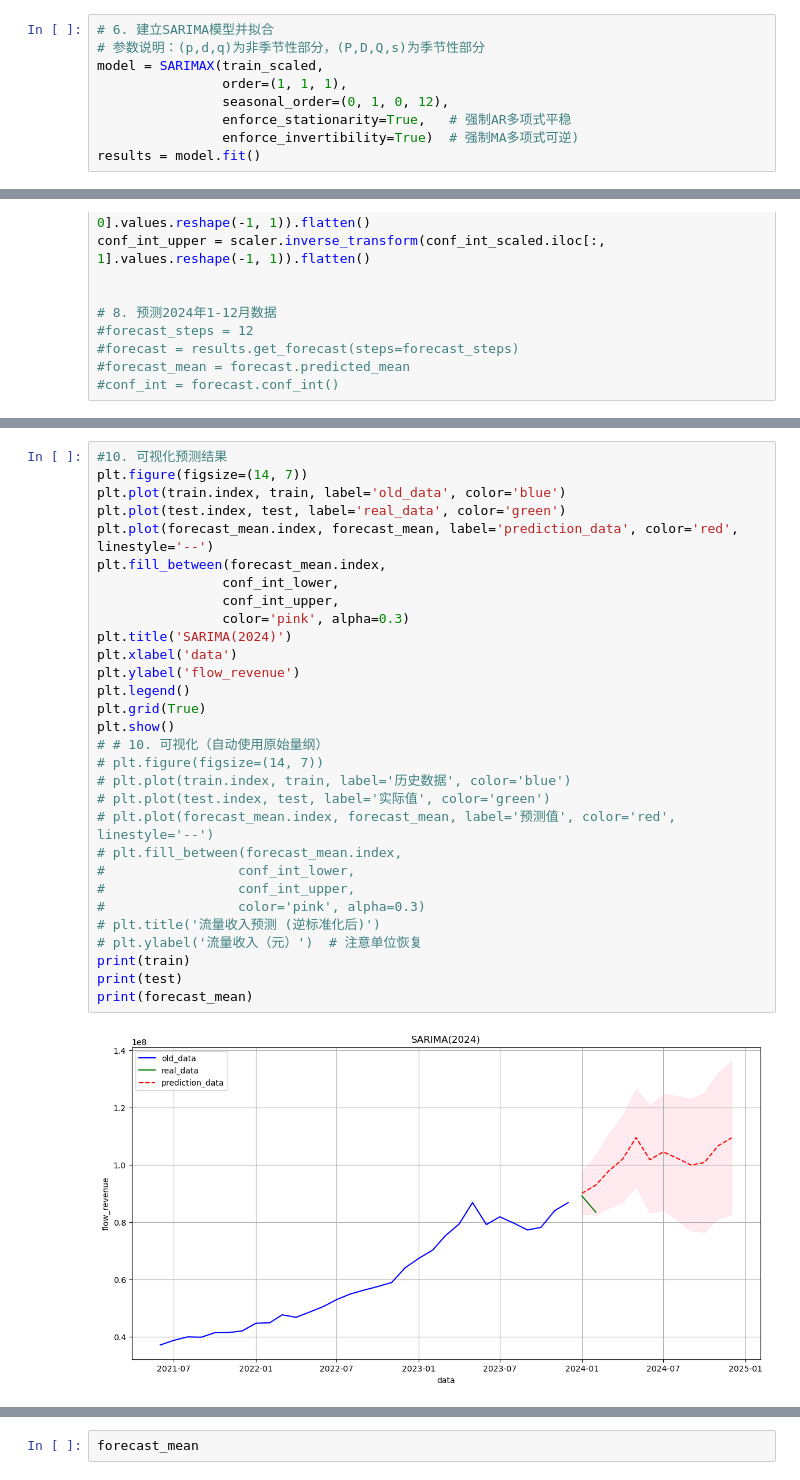
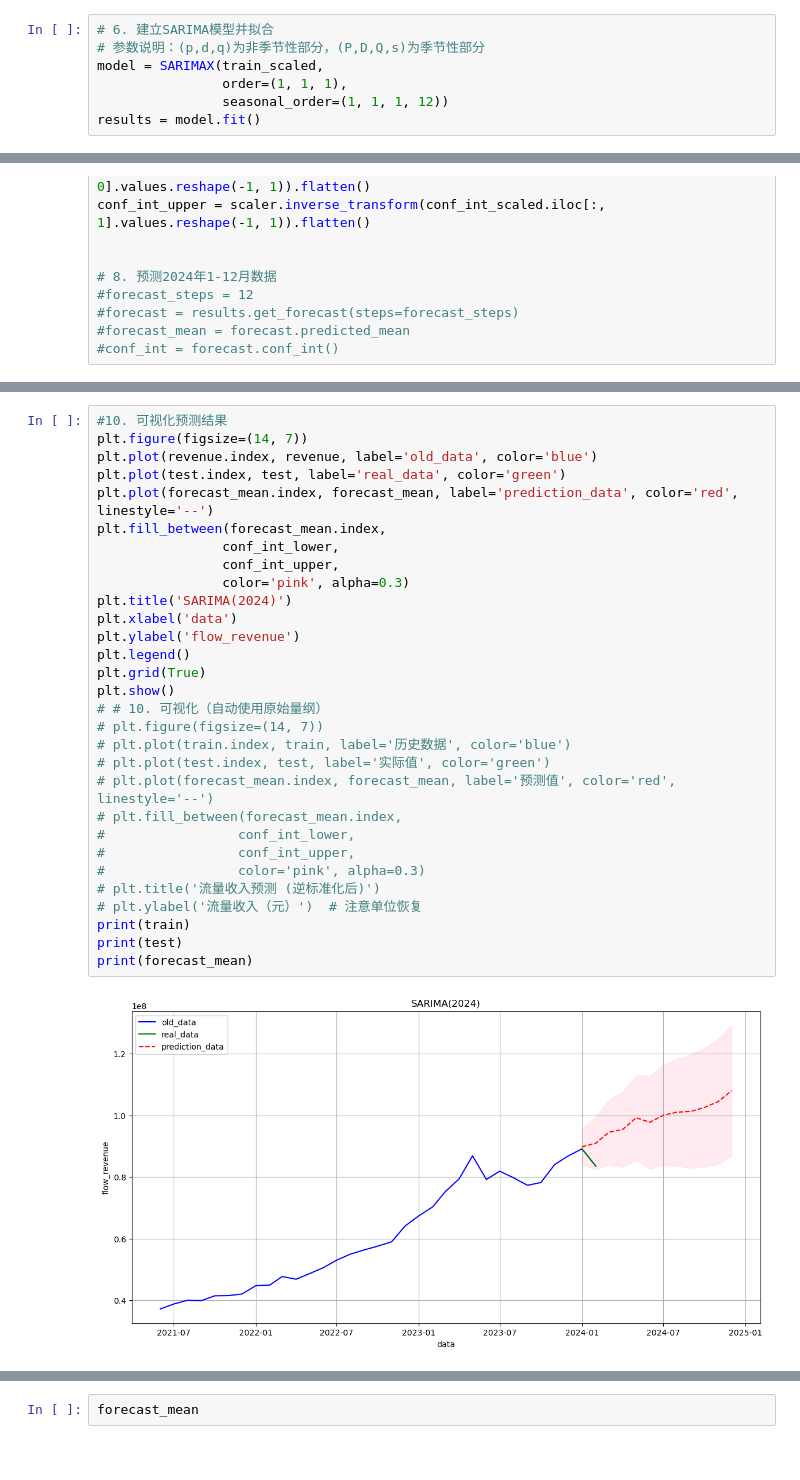
Before and after one commit to shenrenaisite/data-analysisi-jupyter, a Jupyter notebook: 流量收入预测/flowrevenue.ipynb, the cells around one changed output, grey strips where cells are left out. Saved outputs shown, nothing was run; the diff lists cells and outputs as text.

```diff
--- a/流量收入预测/flowrevenue.ipynb
+++ b/流量收入预测/flowrevenue.ipynb
@@ -100,9 +102,7 @@ dtype: float64
 # 参数说明：(p,d,q)为非季节性部分，(P,D,Q,s)为季节性部分
 model = SARIMAX(train_scaled,
                 order=(1, 1, 1),
-                seasonal_order=(0, 1, 0, 12),
-                enforce_stationarity=True,   # 强制AR多项式平稳
-                enforce_invertibility=True)  # 强制MA多项式可逆)
+                seasonal_order=(1, 1, 1, 12))
 results = model.fit()
 # %%
 # 7. 模型诊断
@@ -174,35 +174,35 @@ print(f"测试集MAE(平均绝对误差): {mae:.2f}")
 # %%
 #10. 可视化预测结果
 plt.figure(figsize=(14, 7))
-plt.plot(train.index, train, label='old_data', color='blue')
+plt.plot(revenue.index, revenue, label='old_data', color='blue')
 plt.plot(test.index, test, label='real_data', color='green')
 plt.plot(forecast_mean.index, forecast_mean, label='prediction_data', color='red', linestyle='--')
 plt.fill_between(forecast_mean.index,
                 conf_int_lower,
                 conf_int_upper,
                 color='pink', alpha=0.3)
 plt.title('SARIMA(2024)')
 plt.xlabel('data')
 plt.ylabel('flow_revenue')
 plt.legend()
 plt.grid(True)
 plt.show()
 # # 10. 可视化（自动使用原始量纲）
 # plt.figure(figsize=(14, 7))
 # plt.plot(train.index, train, label='历史数据', color='blue')
 # plt.plot(test.index, test, label='实际值', color='green')
 # plt.plot(forecast_mean.index, forecast_mean, label='预测值', color='red', linestyle='--')
 # plt.fill_between(forecast_mean.index,
 #                 conf_int_lower,
 #                 conf_int_upper,
 #                 color='pink', alpha=0.3)
 # plt.title('流量收入预测 (逆标准化后)')
 # plt.ylabel('流量收入（元）')  # 注意单位恢复
 print(train)
 print(test)
 print(forecast_mean)
 # %% [output]
-[figure, old version]
+[figure, new version]
 账期
 2021-06-01    3.716533e+07
 2021-07-01    3.877854e+07
```
Also changed, not shown: parts of 7 cells of this notebook, 2 other files.
